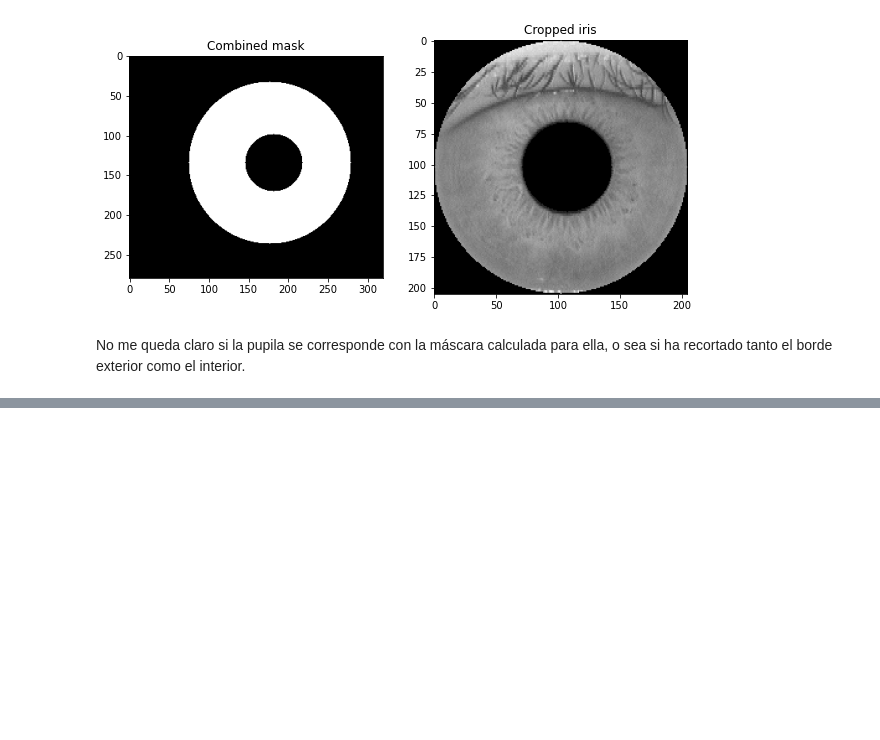
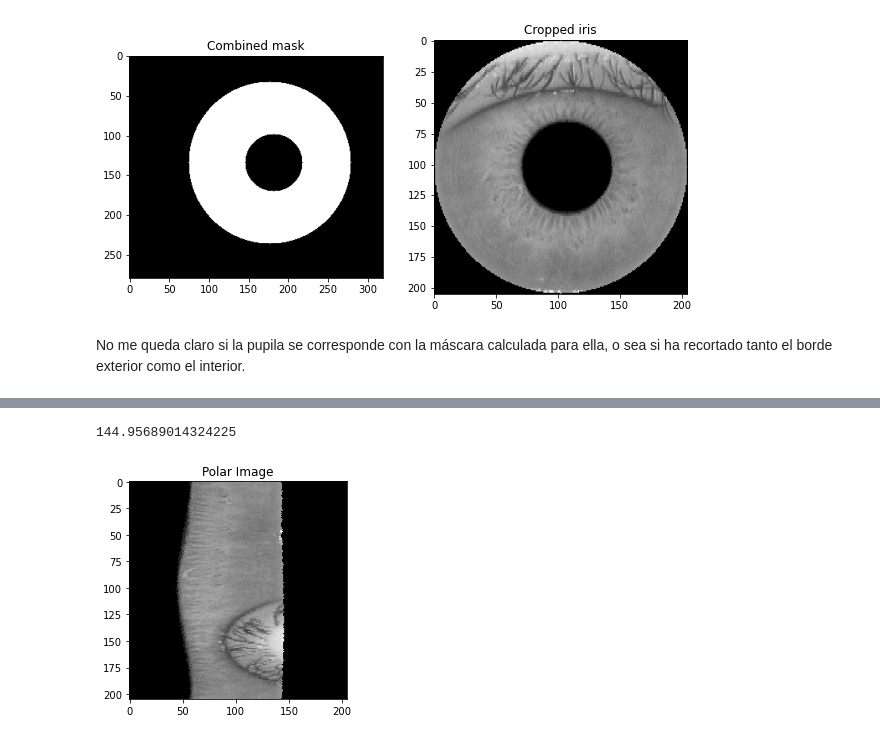
Before and after one commit to dbo1001/UBU-TFG-iris_classifier, a Jupyter notebook: notebooks/#5 Red U-Net.ipynb, the cells around one changed output, grey strips where cells are left out. Drawn from its saved outputs; the diff is of its cells as text; code cells hidden in the pictures; blank space fills up the shorter version.

```diff
--- a/notebooks/#5 Red U-Net.ipynb
+++ b/notebooks/#5 Red U-Net.ipynb
@@ -418,0 +434,23 @@ No me queda claro si la pupila se corresponde con la máscara calculada para ell
+# %%
+from skimage.color import rgb2gray
+
+#--- ensure image is of the type float ---
+img = source.astype(np.float32)
+width, height = img.shape
+
+#--- the following holds the square root of the sum of squares of the image dimensions ---
+#--- this is done so that the entire width/height of the original image is used to express the complete circular range of the resulting polar image ---
+value = np.sqrt(((width/2.0)**2.0) + ((height/2.0)**2.0))
+print(value)
+
+polar_image = cv2.linearPolar(img,
+                              (height/2, width/2),
+                              value,
+                              cv2.WARP_FILL_OUTLIERS)
+
+polar_image = polar_image.astype(np.uint8)
+plt.imshow(polar_image, 'gray')
+plt.title("Polar Image");
+# %% [output]
+144.95689014324225
+[figure, added]
```
Also changed, not shown: parts of 4 cells of this notebook.
